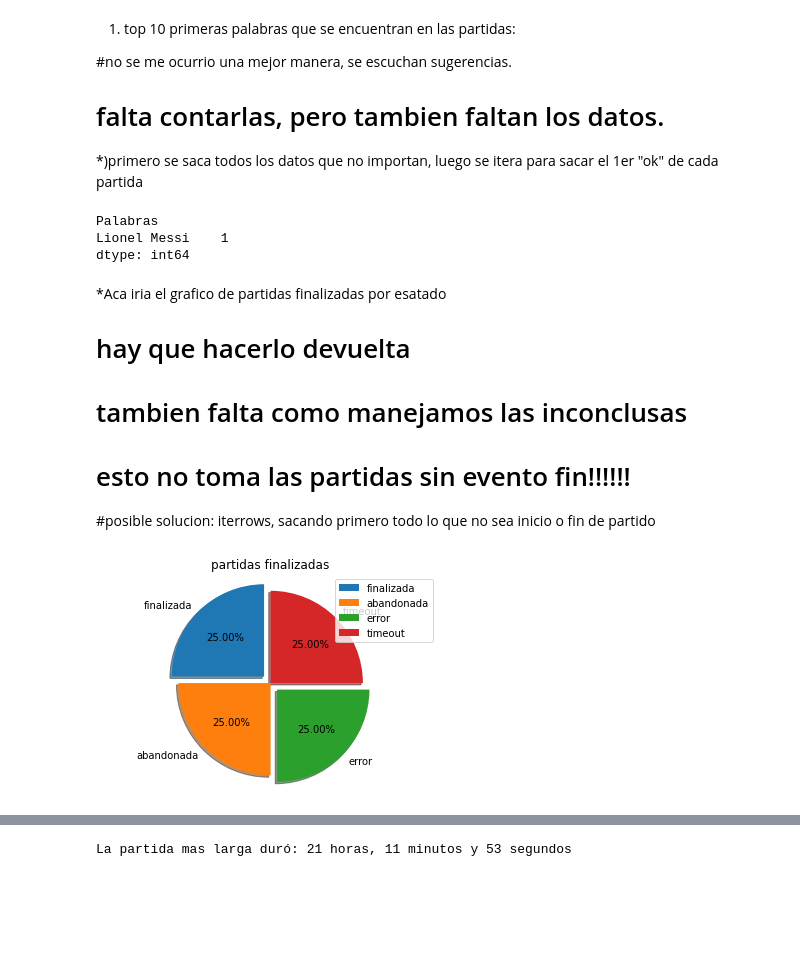
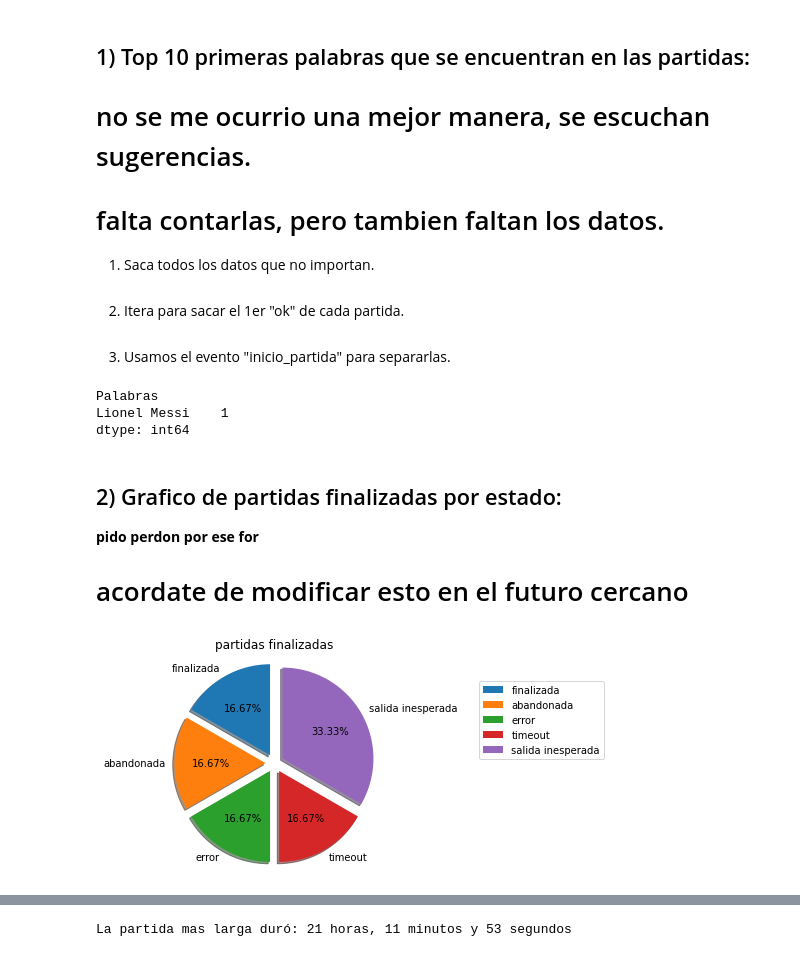
Before and after one commit to leonelranieri/Figurace.py, a Jupyter notebook: src/core/Analisis_de_datos.ipynb, the cells around one changed output, grey strips where cells are left out. Cells and saved outputs as stored; diff of their text form; code cells hidden in the pictures; blank space fills up the shorter version.

```diff
--- a/src/core/Analisis_de_datos.ipynb
+++ b/src/core/Analisis_de_datos.ipynb
@@ -28,11 +35,15 @@ data_set
 # %% [markdown]
-1) top 10 primeras palabras que se encuentran en las partidas:
+## 1) Top 10 primeras palabras que se encuentran en las partidas:
 
-#no se me ocurrio una mejor manera, se escuchan sugerencias.
+# no se me ocurrio una mejor manera, se escuchan sugerencias.
 
 # falta contarlas, pero tambien faltan los datos.
 
-*)primero se saca todos los datos que no importan, luego se itera para sacar el 1er "ok" de cada partida
+1. Saca todos los datos que no importan.
+<br><br>
+2. Itera para sacar el 1er "ok" de cada partida.
+<br><br>
+3. Usamos el evento "inicio_partida" para separarlas.
 # %%
 data_frame = data_set.drop(["timestamp", "id", "usuarie", "texto ingresado", "nivel"], axis="columns")
 data_frame = data_frame.drop(data_frame[data_frame.estado == "error"].index)
@@ -59,45 +71,62 @@ Palabras
 Lionel Messi    1
 dtype: int64
 # %% [markdown]
-*Aca iria el grafico de partidas finalizadas por esatado
+## 2) Grafico de partidas finalizadas por estado:
 
-# hay que hacerlo devuelta
+__pido perdon por ese for__
 
-# tambien falta como manejamos las inconclusas
 
-# esto no toma las partidas sin evento fin!!!!!!
-
-#posible solucion: iterrows, sacando primero todo lo que no sea inicio o fin de partido
+# acordate de modificar esto en el futuro cercano
 # %%
-df = data_set[data_set["evento"] == "fin"]
-df = df.groupby(["estado"]).size()
+df = data_set.loc[:, ["evento", "estado"]]
+df = df.drop(df[df.evento == "intento"].index)
 
+cant_fin = 0
+cant_abandonada = 0
+cant_error = 0
+cant_time = 0
+cant_incontable = 0
 
+nueva = False
+for row in df.itertuples():
+    evento = getattr(row, "evento")
+    estado = getattr(row, "estado")
+    if nueva and evento == "inicio_partida":
+        cant_incontable += 1
+    elif evento == "inicio_partida":
+        nueva = True
+    else:
+        if estado == "finalizada":
+            cant_fin += 1
+        elif estado == "abandonada":
+            cant_abandonada += 1
+        elif estado == "error":
+            cant_error += 1
+        elif estado == "timeout":
+            cant_time += 1
+        nueva = False
+if nueva:
+    cant_incontable += 1
 
-etiquetas = ["finalizada", "abandonada", "error", "timeout"]
+etiquetas = ["finalizada", "abandonada", "error", "timeout", "salida inesperada"]
 
-cant_fin = df["finalizada"]
-cant_abandonada = df["abandonada"]
-cant_error = df["error"]
-cant_time = df["timeout"]
+datos_dibujo = [cant_fin, cant_abandonada, cant_error, cant_time, cant_incontable]
 
-datos_dibujo = [cant_fin, cant_abandonada, cant_error, cant_time]
-
-explode = (0.1, 0, 0.1,  0)
+explode = (0.1, 0.1, 0.1,  0.1, 0.1)
 
 plt.pie(datos_dibujo, explode=explode, labels=etiquetas, autopct='%1.2f%%',
 shadow=True, startangle=90, labeldistance= 1.1)
 
 plt.axis('equal')
-plt.legend(etiquetas)
+plt.legend(etiquetas, loc=1, bbox_to_anchor=(1.5, 0.9))
 plt.title("partidas finalizadas")
 plt.show()
 
 #
 #
 # faltan demasiadas cosas
 #
 #
 # %% [output]
-[figure, old version]
+[figure, new version]
 # %% [markdown]
```
Also changed, not shown: parts of 22 cells of this notebook, 2 other files.
